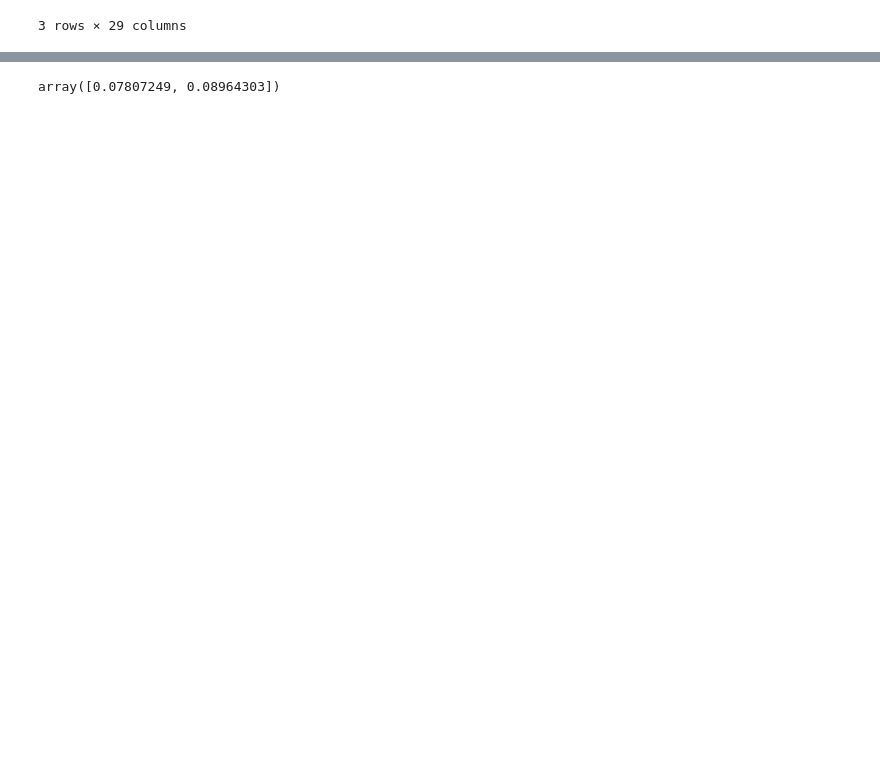
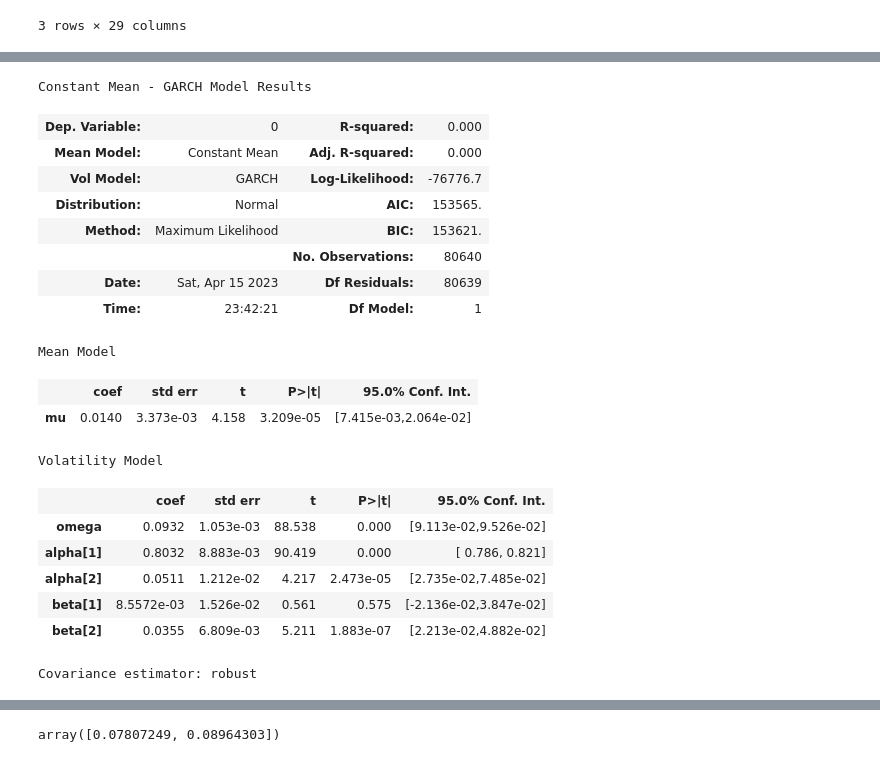
Before and after one commit to celisa/Heart-Rate-Variability-Repo, a Jupyter notebook: 02_code/final_project.ipynb, the cells around one changed output, grey strips where cells are left out. Drawn from its saved outputs; the diff is of its cells as text; code cells hidden in the pictures; blank space fills up the shorter version.

```diff
--- a/02_code/final_project.ipynb
+++ b/02_code/final_project.ipynb
@@ -323,0 +395,23 @@ model.fit(start_params = global_results['global_means'].values, disp = 'off').su
+# %%
+model_concat.summary()
+# %% [output]
+Constant Mean - GARCH Model Results
+| Dep. Variable: | 0 | R-squared: | 0.000 |
+| Mean Model: | Constant Mean | Adj. R-squared: | 0.000 |
+| Vol Model: | GARCH | Log-Likelihood: | -76776.7 |
+| Distribution: | Normal | AIC: | 153565. |
+| Method: | Maximum Likelihood | BIC: | 153621. |
+|  |  | No. Observations: | 80640 |
+| Date: | Sat, Apr 15 2023 | Df Residuals: | 80639 |
+| Time: | 23:42:21 | Df Model: | 1 |
+Mean Model
+|  | coef | std err | t | P>|t| | 95.0% Conf. Int. |
+| mu | 0.0140 | 3.373e-03 | 4.158 | 3.209e-05 | [7.415e-03,2.064e-02] |
+Volatility Model
+|  | coef | std err | t | P>|t| | 95.0% Conf. Int. |
+| omega | 0.0932 | 1.053e-03 | 88.538 | 0.000 | [9.113e-02,9.526e-02] |
+| alpha[1] | 0.8032 | 8.883e-03 | 90.419 | 0.000 | [ 0.786, 0.821] |
+| alpha[2] | 0.0511 | 1.212e-02 | 4.217 | 2.473e-05 | [2.735e-02,7.485e-02] |
+| beta[1] | 8.5572e-03 | 1.526e-02 | 0.561 | 0.575 | [-2.136e-02,3.847e-02] |
+| beta[2] | 0.0355 | 6.809e-03 | 5.211 | 1.883e-07 | [2.213e-02,4.882e-02] |
+Covariance estimator: robust
```
Also changed, not shown: parts of 10 cells of this notebook.
